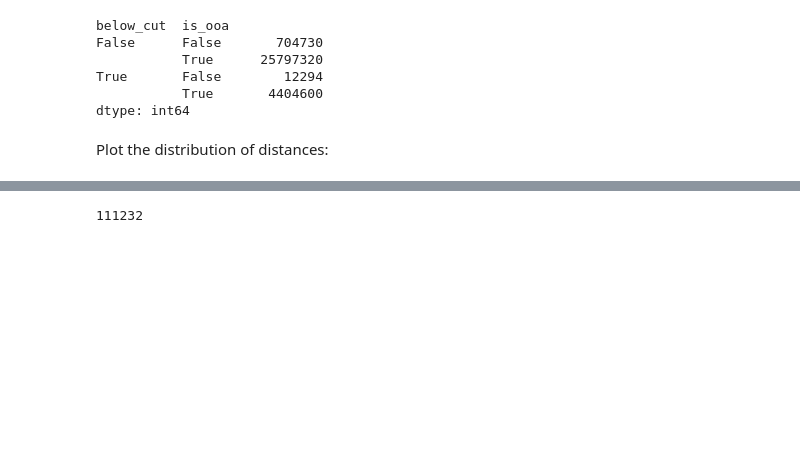
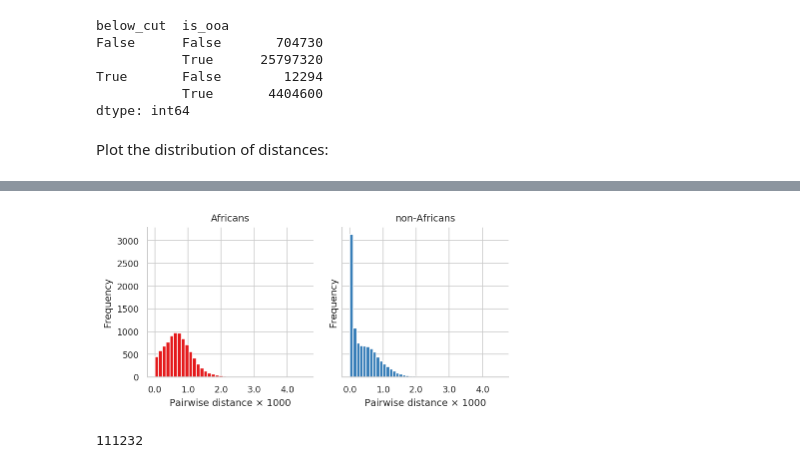
Before and after one commit to kaspermunch/humanXsweeps, a Jupyter notebook: notebooks/nb_09_male_dist_data.ipynb, the cells around one changed output, grey strips where cells are left out. Drawn from its saved outputs; the diff is of its cells as text; code cells hidden in the pictures; blank space fills up the shorter version.

```diff
--- a/notebooks/nb_09_male_dist_data.ipynb
+++ b/notebooks/nb_09_male_dist_data.ipynb
@@ -125,3 +143,7 @@ print("Cutoff for number of uncalled bases is", ag.max_uncalled_bases)
+# %%
+#all_male_dist_twice = pandas.read_hdf(ag.results_dir / 'all_male_dist_twice.hdf')
+
+all_male_dist_twice = pandas.read_hdf(ag.steps_dir / 'male_dist_admix_masked_stores/male_dist_data_chrX_100kb_twice.hdf')
 # %% [markdown]
 ## All pairwise distances
 
@@ -208,13 +242,13 @@ with warnings.catch_warnings():
 # %% [markdown]
 We replace distances with NaN where the number of comparable called bases in each window is not high enough. So when `dist` is `nan` the observation is missing.
 # %%
-all_male_dist_twice.dist.where(all_male_dist_twice.uncalled <= ag.max_uncalled_bases,
-                               inplace=True)
+# all_male_dist_twice.dist.where(all_male_dist_twice.uncalled <= ag.max_uncalled_bases,
+#                                inplace=True)
 # %% [markdown]
 We apply *same* mask to `dist_af`. I.e. we do not count masked admixture segments as uncalled. This is to retain the same power for calling sweeps with admxiture removed.
 # %%
-all_male_dist_twice.dist_af.where(all_male_dist_twice.uncalled <= ag.max_uncalled_bases,
-                               inplace=True)
+# all_male_dist_twice.dist_af.where(all_male_dist_twice.uncalled <= ag.max_uncalled_bases,
+#                                inplace=True)
 # %% [markdown]
 Write the big table to HDF:
 # %%
@@ -293,7 +327,7 @@ with sns.plotting_context('paper'):
         g = sns.FacetGrid(plot_df,
                           col="is_ooa",  hue="is_ooa",
                           palette='Set1')
-        g = g.map(plt.hist, "dist", normed=True, bins=40)
+        g = g.map(plt.hist, "dist", density=True, bins=40)
 
         g.set_titles(row_template = '{row_name}', col_template = '{col_name}')
 
@@ -315,3 +348,4 @@ with sns.plotting_context('paper'):
+[figure, added]
 # %%
 #len(plot_df.loc[(plot_df.dist >= 0.002) & (plot_df.region_1 == 'Africa')])
 len(plot_df.loc[(plot_df.dist >= 0.002)])
```
Also changed, not shown: parts of 17 cells of this notebook, 17 other files.
